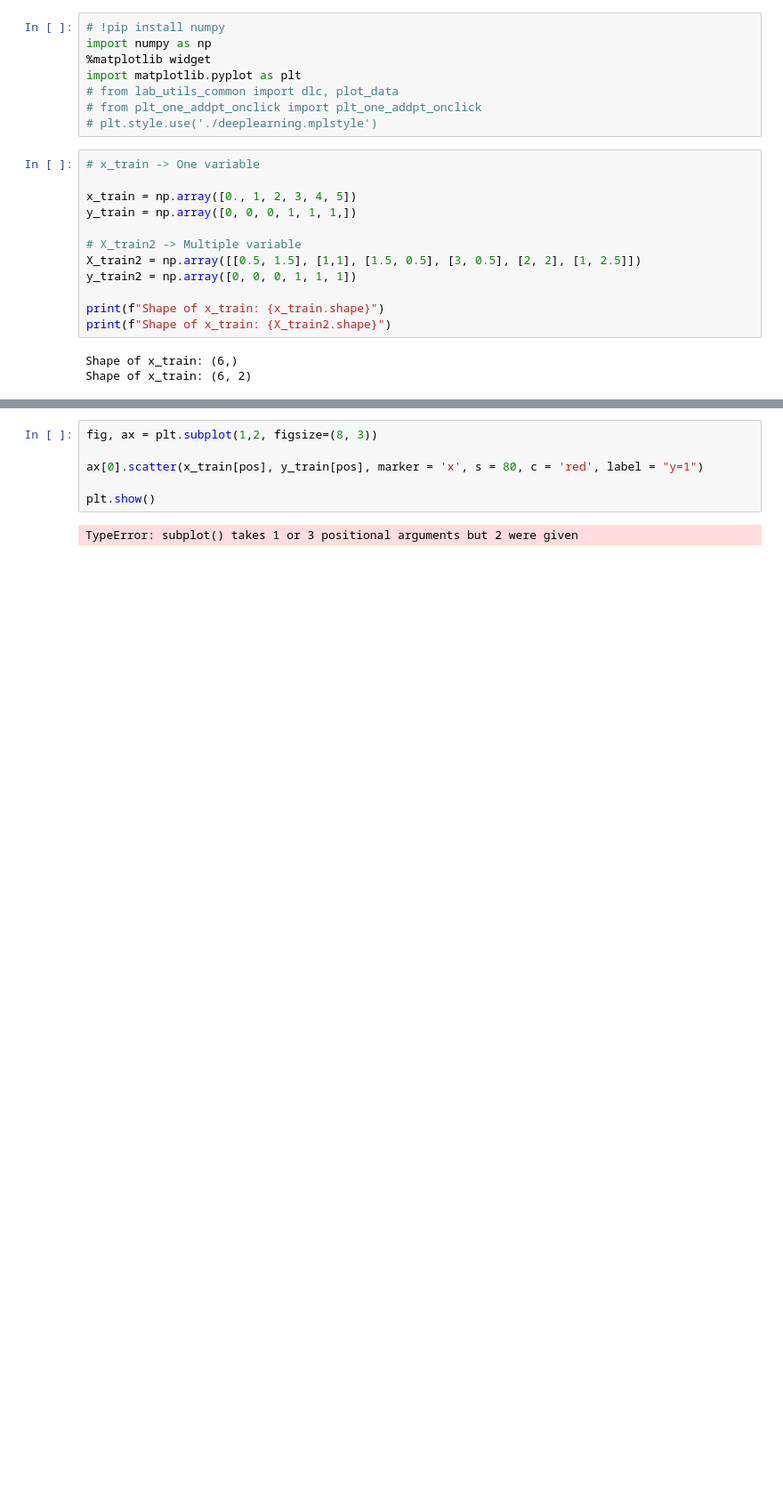
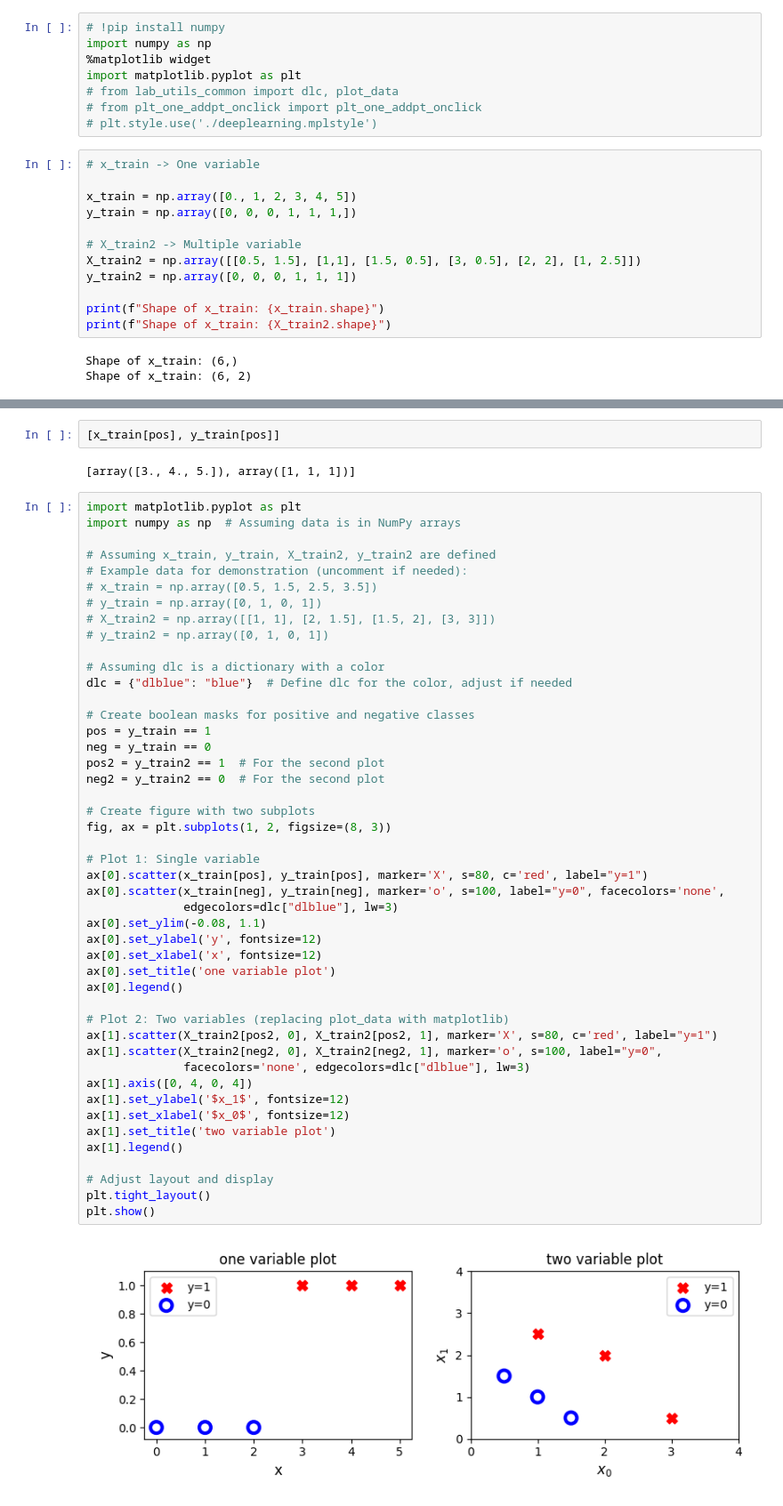
Before and after one commit to hridoynasah/Machine-Learning-Specialization, a Jupyter notebook: 1. Supervised Machine Learning/Week 3/LAB_W3/C1_W3_Lab01_Classification.ipynb, the cells around one changed output, grey strips where cells are left out. Shown: that part at 89% size. Saved outputs shown, nothing was run; the diff lists cells and outputs as text; blank space fills up the shorter version.

```diff
--- a/1. Supervised Machine Learning/Week 3/LAB_W3/C1_W3_Lab01_Classification.ipynb
+++ b/1. Supervised Machine Learning/Week 3/LAB_W3/C1_W3_Lab01_Classification.ipynb
@@ -33,8 +43,52 @@ neg = y_train == 0 # only true which are y_train[i] == 0
+# %%
+[x_train[pos], y_train[pos]]
+# %% [output]
+[array([3., 4., 5.]), array([1, 1, 1])]
 # %%
-fig, ax = plt.subplot(1,2, figsize=(8, 3))
+import matplotlib.pyplot as plt
+import numpy as np  # Assuming data is in NumPy arrays
 
-ax[0].scatter(x_train[pos], y_train[pos], marker = 'x', s = 80, c = 'red', label = "y=1")
+# Assuming x_train, y_train, X_train2, y_train2 are defined
+# Example data for demonstration (uncomment if needed):
+# x_train = np.array([0.5, 1.5, 2.5, 3.5])
+# y_train = np.array([0, 1, 0, 1])
+# X_train2 = np.array([[1, 1], [2, 1.5], [1.5, 2], [3, 3]])
+# y_train2 = np.array([0, 1, 0, 1])
 
+# Assuming dlc is a dictionary with a color
+dlc = {"dlblue": "blue"}  # Define dlc for the color, adjust if needed
+
+# Create boolean masks for positive and negative classes
+pos = y_train == 1
+neg = y_train == 0
+pos2 = y_train2 == 1  # For the second plot
+neg2 = y_train2 == 0  # For the second plot
+
+# Create figure with two subplots
+fig, ax = plt.subplots(1, 2, figsize=(8, 3))
+
+# Plot 1: Single variable
+ax[0].scatter(x_train[pos], y_train[pos], marker='X', s=80, c='red', label="y=1")
+ax[0].scatter(x_train[neg], y_train[neg], marker='o', s=100, label="y=0", facecolors='none',
+              edgecolors=dlc["dlblue"], lw=3)
+ax[0].set_ylim(-0.08, 1.1)
+ax[0].set_ylabel('y', fontsize=12)
+ax[0].set_xlabel('x', fontsize=12)
+ax[0].set_title('one variable plot')
+ax[0].legend()
+
+# Plot 2: Two variables (replacing plot_data with matplotlib)
+ax[1].scatter(X_train2[pos2, 0], X_train2[pos2, 1], marker='X', s=80, c='red', label="y=1")
+ax[1].scatter(X_train2[neg2, 0], X_train2[neg2, 1], marker='o', s=100, label="y=0",
+              facecolors='none', edgecolors=dlc["dlblue"], lw=3)
+ax[1].axis([0, 4, 0, 4])
+ax[1].set_ylabel('$x_1$', fontsize=12)
+ax[1].set_xlabel('$x_0$', fontsize=12)
+ax[1].set_title('two variable plot')
+ax[1].legend()
+
+# Adjust layout and display
+plt.tight_layout()
 plt.show()
 # %% [output]
-TypeError: subplot() takes 1 or 3 positional arguments but 2 were given
+[figure, added]
```
Also changed, not shown: parts of 4 cells of this notebook.
